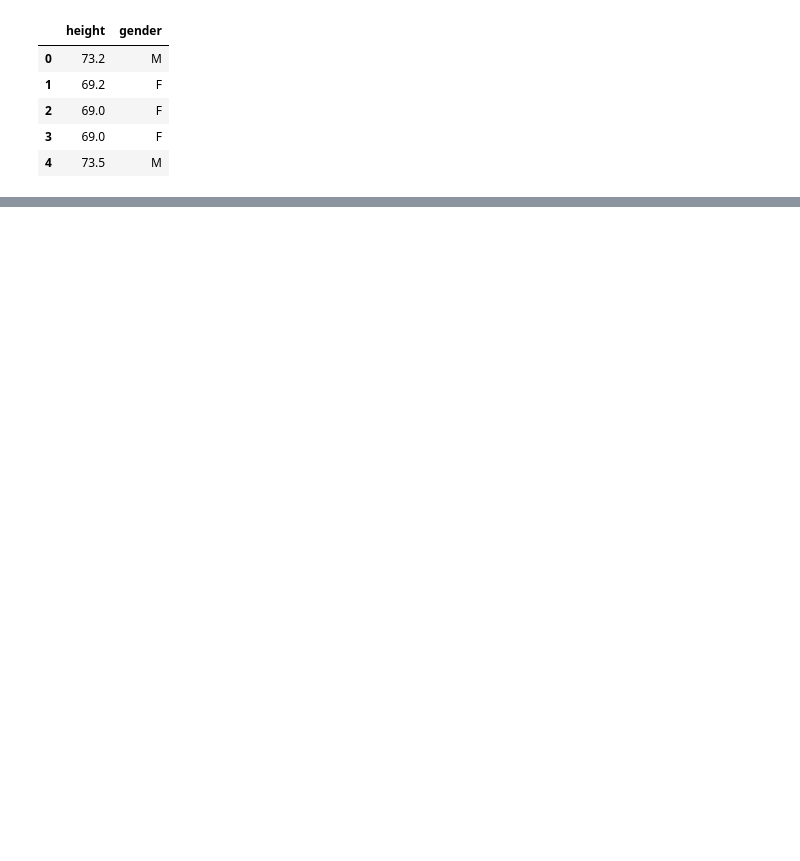
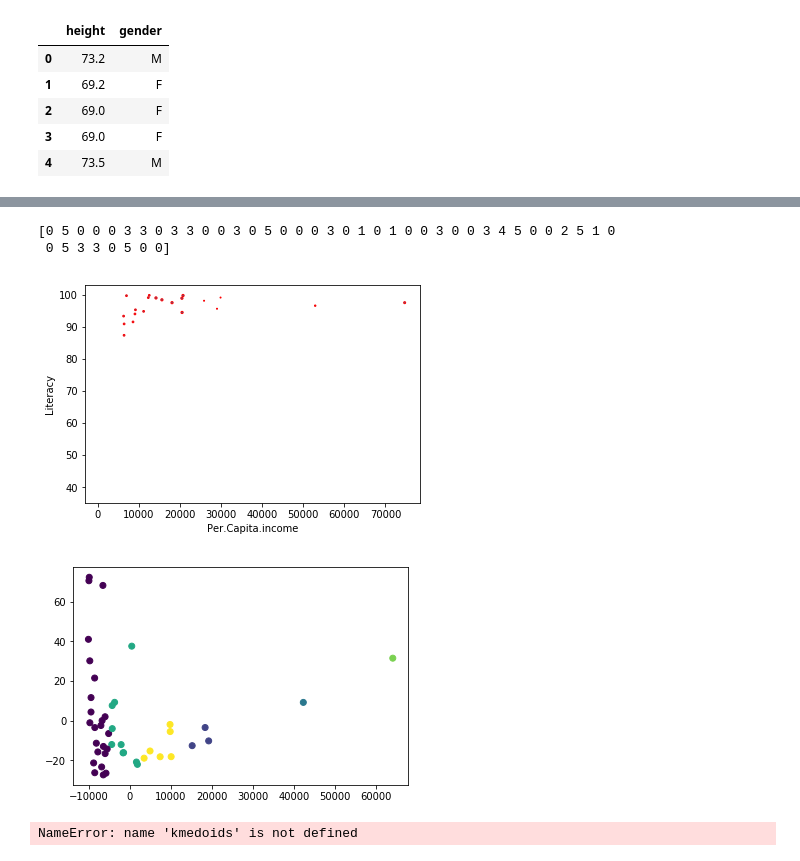
Before and after one commit to axxypatel/Data_Science_Class, a Jupyter notebook: RtoPython_Clustering_Assignment2.ipynb, the cells around one changed output, grey strips where cells are left out. Drawn from its saved outputs; the diff is of its cells as text; code cells hidden in the pictures; blank space fills up the shorter version.

```diff
--- a/RtoPython_Clustering_Assignment2.ipynb
+++ b/RtoPython_Clustering_Assignment2.ipynb
@@ -46,0 +136,12 @@ NameError: name 'spend_data' is not defined
+# %%
+world_bank_data.head()
+k = 6
+world_bank_6k_cluster = KMeans(n_clusters=k).fit(world_bank_data)
+#print(world_bank_6k_cluster.labels_)
+world_bank_6k_cluster_33 = KMeans(n_clusters=k,random_state= 33).fit(world_bank_data)
+print(len(world_bank_country))
+world_bank_country['label'] =  world_bank_6k_cluster_33.labels_
+#print(world_bank_6k_cluster_33.labels_)
+
+cm_temp = pd.crosstab(world_bank_country['Country'],world_bank_country['label'])
+print(cm_temp)
@@ -46,0 +166,17 @@ NameError: name 'spend_data' is not defined
+# %%
+clust_size = pd.Series(world_bank_6k_cluster.labels_).value_counts()
+print(clust_size)
+print(world_bank_6k_cluster.cluster_centers_)
+print(world_bank_data.columns)
+world_bank_data_aggregate = world_bank_data
+world_bank_data_aggregate['label'] = world_bank_6k_cluster.labels_
+pci = world_bank_data_aggregate[['Per.capita.income','label']].groupby('label').mean()
+print(pci)
+l = world_bank_data_aggregate[['Literacy','label']].groupby('label').mean()
+print(l)
+im = world_bank_data_aggregate[['Infant.mortality','label']].groupby('label').mean()
+print(im)
+ie = world_bank_data_aggregate[['Life.expectancy','label']].groupby('label').mean()
+print(ie)
+cm_3 = pd.crosstab(world_bank_data_aggregate['Per.capita.income'],world_bank_data_aggregate['label'])
+print(cm_3)
@@ -46,0 +201,22 @@ NameError: name 'spend_data' is not defined
+# %%
+print(world_bank_6k_cluster.labels_)
+#sns.pairplot(world_bank_data_aggregate)
+plt.scatter(world_bank_data_aggregate['Per.capita.income'],world_bank_data_aggregate['Literacy'],s=world_bank_6k_cluster.labels_,edgecolors='red')
+plt.xlabel('Per.Capita.income')
+plt.ylabel('Literacy')
+plt.show()
+pca_temp = PCA(2)
+plot_colms = pca_temp.fit_transform(world_bank_data)
+plt.scatter(x=plot_colms[:,0],y=plot_colms[:,1],c=world_bank_data['label'])
+plt.show()
+# %% [output]
+[0 5 0 0 0 3 3 0 3 3 0 0 3 0 5 0 0 0 3 0 1 0 1 0 0 3 0 0 3 4 5 0 0 2 5 1 0
+ 0 5 3 3 0 5 0 0]
+[figure, added]
+[figure, added]
+# %%
+k = 4
+#world_bank_data.head()
+world_bank_4k_cluster = kmedoids.kmedoids(world_bank_data,k)
+# %% [output]
+NameError: name 'kmedoids' is not defined
```
Also changed, not shown: parts of 10 cells of this notebook.
